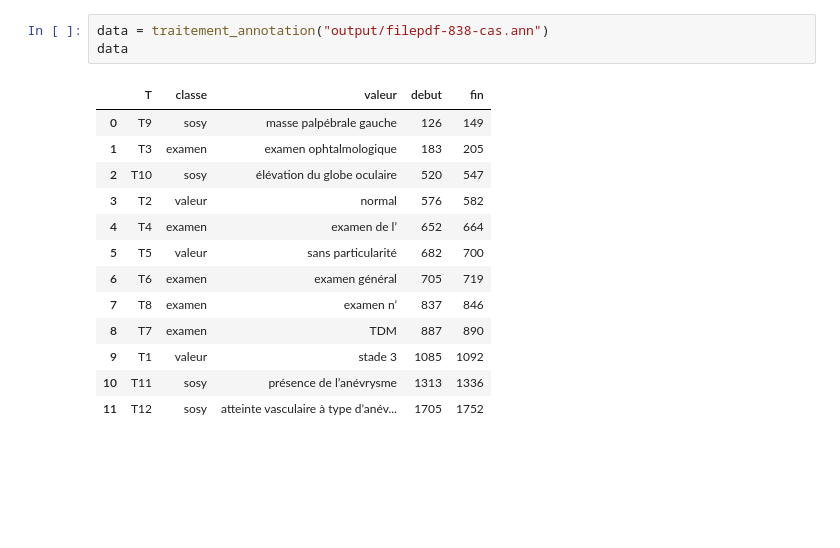
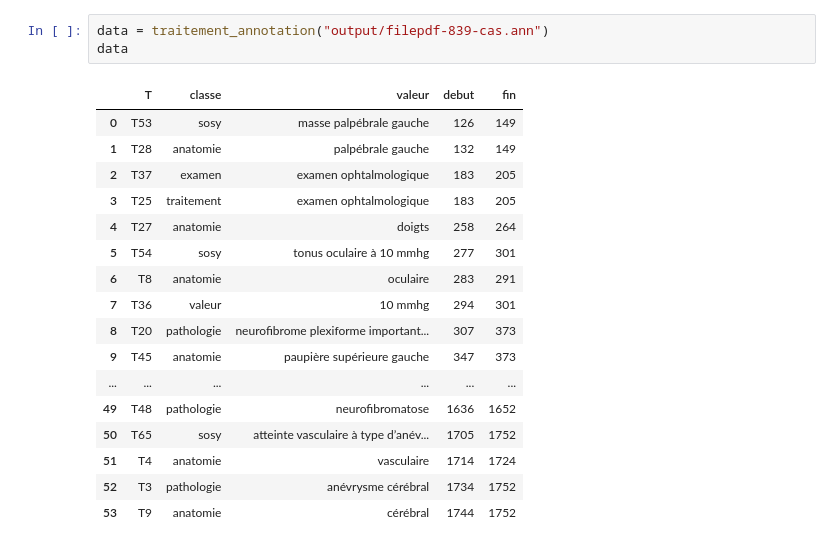
Before and after one commit to yannisrachid/TerMed, a Jupyter notebook: traitement.ipynb, the cells around one changed output. Cells and saved outputs as stored; diff of their text form; blank space fills up the shorter version.

```diff
--- a/traitement.ipynb
+++ b/traitement.ipynb
@@ -56,20 +94,24 @@ def links_dataframe(df):
     relations['classe_source'],relations['valeur_source'], relations['classe_dest'], relations['valeur_dest']=classe_source,valeur_source,classe_dest, valeur_dest
     return relations
 # %%
-data = traitement_annotation("output/filepdf-838-cas.ann")
+data = traitement_annotation("output/filepdf-839-cas.ann")
 data
 # %% [output]
 |  | T | classe | valeur | debut | fin |
-| 0 | T9 | sosy | masse palpébrale gauche | 126 | 149 |
-| 1 | T3 | examen | examen ophtalmologique | 183 | 205 |
-| 2 | T10 | sosy | élévation du globe oculaire | 520 | 547 |
-| 3 | T2 | valeur | normal | 576 | 582 |
-| 4 | T4 | examen | examen de l’ | 652 | 664 |
-| 5 | T5 | valeur | sans particularité | 682 | 700 |
-| 6 | T6 | examen | examen général | 705 | 719 |
-| 7 | T8 | examen | examen n’ | 837 | 846 |
-| 8 | T7 | examen | TDM | 887 | 890 |
-| 9 | T1 | valeur | stade 3 | 1085 | 1092 |
-| 10 | T11 | sosy | présence de l’anévrysme | 1313 | 1336 |
-| 11 | T12 | sosy | atteinte vasculaire à type d’anév... | 1705 | 1752 |
+| 0 | T53 | sosy | masse palpébrale gauche | 126 | 149 |
+| 1 | T28 | anatomie | palpébrale gauche | 132 | 149 |
+| 2 | T37 | examen | examen ophtalmologique | 183 | 205 |
+| 3 | T25 | traitement | examen ophtalmologique | 183 | 205 |
+| 4 | T27 | anatomie | doigts | 258 | 264 |
+| 5 | T54 | sosy | tonus oculaire à 10 mmhg | 277 | 301 |
+| 6 | T8 | anatomie | oculaire | 283 | 291 |
+| 7 | T36 | valeur | 10 mmhg | 294 | 301 |
+| 8 | T20 | pathologie | neurofibrome plexiforme important... | 307 | 373 |
+| 9 | T45 | anatomie | paupière supérieure gauche | 347 | 373 |
+| ... | ... | ... | ... | ... | ... |
+| 49 | T48 | pathologie | neurofibromatose | 1636 | 1652 |
+| 50 | T65 | sosy | atteinte vasculaire à type d’anév... | 1705 | 1752 |
+| 51 | T4 | anatomie | vasculaire | 1714 | 1724 |
+| 52 | T3 | pathologie | anévrysme cérébral | 1734 | 1752 |
+| 53 | T9 | anatomie | cérébral | 1744 | 1752 |
 # %%
```
Also changed, not shown: parts of 5 cells of this notebook.
